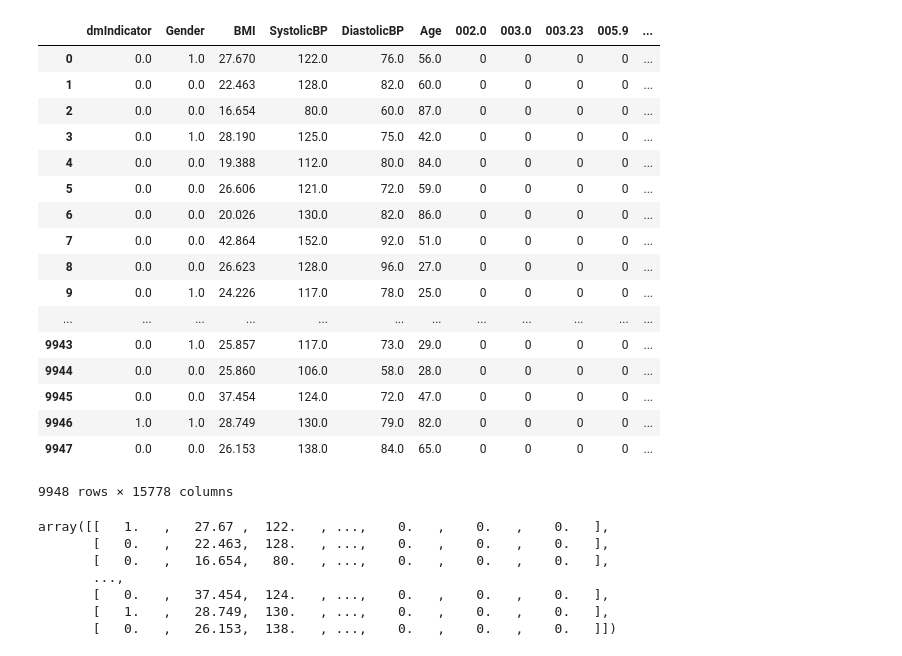
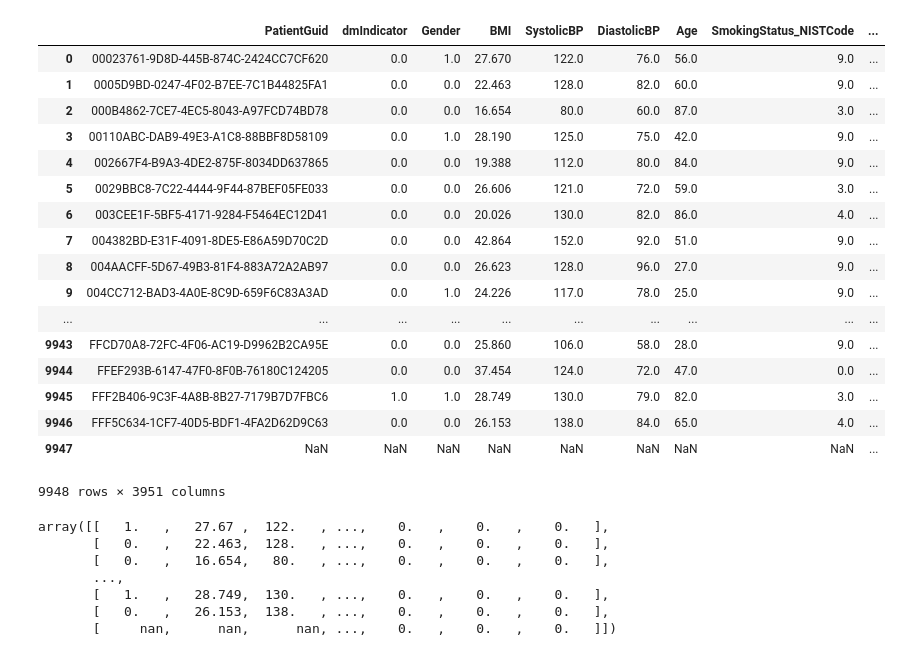
Before and after one commit to robmoore/diabetes-prediction, a Jupyter notebook: Practice Fusion Diabetes Challenge.ipynb, the cells around one changed output. Saved outputs shown, nothing was run; the diff lists cells and outputs as text; code cells hidden in the pictures.

```diff
--- a/Practice Fusion Diabetes Challenge.ipynb
+++ b/Practice Fusion Diabetes Challenge.ipynb
@@ -111,0 +129,3 @@ def processPatientTranscripts(pt):
+# %%
+smokingStatus = processPatientSmoking(patientSmokingStatus)
+smokingStatus
@@ -133,0 +173,5 @@ patientTranscripts
+# %%
+patients = pd.merge(transcripts, smokingStatus, on='PatientGuid', how='left')
+patients['SmokingStatus_NISTCode'] = patients['SmokingStatus_NISTCode'].fillna(9)
+
+patients
@@ -155,37 +218,38 @@ Accuracy = 0.80
-# %%
-patientTranscripts = pd.concat([patientTranscripts, ohe_icd9Codes()], axis=1)
-patientTranscripts
-# %% [output]
-|  | dmIndicator | Gender | BMI | SystolicBP | DiastolicBP | Age | 002.0 | 003.0 | 003.23 | 005.9 | ... |
-| 0 | 0.0 | 1.0 | 27.670 | 122.0 | 76.0 | 56.0 | 0 | 0 | 0 | 0 | ... |
-| 1 | 0.0 | 0.0 | 22.463 | 128.0 | 82.0 | 60.0 | 0 | 0 | 0 | 0 | ... |
-| 2 | 0.0 | 0.0 | 16.654 | 80.0 | 60.0 | 87.0 | 0 | 0 | 0 | 0 | ... |
-| 3 | 0.0 | 1.0 | 28.190 | 125.0 | 75.0 | 42.0 | 0 | 0 | 0 | 0 | ... |
-| 4 | 0.0 | 0.0 | 19.388 | 112.0 | 80.0 | 84.0 | 0 | 0 | 0 | 0 | ... |
-| 5 | 0.0 | 0.0 | 26.606 | 121.0 | 72.0 | 59.0 | 0 | 0 | 0 | 0 | ... |
-| 6 | 0.0 | 0.0 | 20.026 | 130.0 | 82.0 | 86.0 | 0 | 0 | 0 | 0 | ... |
-| 7 | 0.0 | 0.0 | 42.864 | 152.0 | 92.0 | 51.0 | 0 | 0 | 0 | 0 | ... |
-| 8 | 0.0 | 0.0 | 26.623 | 128.0 | 96.0 | 27.0 | 0 | 0 | 0 | 0 | ... |
-| 9 | 0.0 | 1.0 | 24.226 | 117.0 | 78.0 | 25.0 | 0 | 0 | 0 | 0 | ... |
-| ... | ... | ... | ... | ... | ... | ... | ... | ... | ... | ... | ... |
-| 9943 | 0.0 | 1.0 | 25.857 | 117.0 | 73.0 | 29.0 | 0 | 0 | 0 | 0 | ... |
-| 9944 | 0.0 | 0.0 | 25.860 | 106.0 | 58.0 | 28.0 | 0 | 0 | 0 | 0 | ... |
-| 9945 | 0.0 | 0.0 | 37.454 | 124.0 | 72.0 | 47.0 | 0 | 0 | 0 | 0 | ... |
-| 9946 | 1.0 | 1.0 | 28.749 | 130.0 | 79.0 | 82.0 | 0 | 0 | 0 | 0 | ... |
-| 9947 | 0.0 | 0.0 | 26.153 | 138.0 | 84.0 | 65.0 | 0 | 0 | 0 | 0 | ... |
-9948 rows × 15778 columns
+# %%
+patients = pd.concat([patients, ohe_icd9Codes()], axis=1)
+patients
+# Why do we end up with a NAN in last row?
+# %% [output]
+|  | PatientGuid | dmIndicator | Gender | BMI | SystolicBP | DiastolicBP | Age | SmokingStatus_NISTCode | ... |
+| 0 | 00023761-9D8D-445B-874C-2424CC7CF620 | 0.0 | 1.0 | 27.670 | 122.0 | 76.0 | 56.0 | 9.0 | ... |
+| 1 | 0005D9BD-0247-4F02-B7EE-7C1B44825FA1 | 0.0 | 0.0 | 22.463 | 128.0 | 82.0 | 60.0 | 9.0 | ... |
+| 2 | 000B4862-7CE7-4EC5-8043-A97FCD74BD78 | 0.0 | 0.0 | 16.654 | 80.0 | 60.0 | 87.0 | 3.0 | ... |
+| 3 | 00110ABC-DAB9-49E3-A1C8-88BBF8D58109 | 0.0 | 1.0 | 28.190 | 125.0 | 75.0 | 42.0 | 9.0 | ... |
+| 4 | 002667F4-B9A3-4DE2-875F-8034DD637865 | 0.0 | 0.0 | 19.388 | 112.0 | 80.0 | 84.0 | 9.0 | ... |
+| 5 | 0029BBC8-7C22-4444-9F44-87BEF05FE033 | 0.0 | 0.0 | 26.606 | 121.0 | 72.0 | 59.0 | 3.0 | ... |
+| 6 | 003CEE1F-5BF5-4171-9284-F5464EC12D41 | 0.0 | 0.0 | 20.026 | 130.0 | 82.0 | 86.0 | 4.0 | ... |
+| 7 | 004382BD-E31F-4091-8DE5-E86A59D70C2D | 0.0 | 0.0 | 42.864 | 152.0 | 92.0 | 51.0 | 9.0 | ... |
+| 8 | 004AACFF-5D67-49B3-81F4-883A72A2AB97 | 0.0 | 0.0 | 26.623 | 128.0 | 96.0 | 27.0 | 9.0 | ... |
+| 9 | 004CC712-BAD3-4A0E-8C9D-659F6C83A3AD | 0.0 | 1.0 | 24.226 | 117.0 | 78.0 | 25.0 | 9.0 | ... |
+| ... | ... | ... | ... | ... | ... | ... | ... | ... | ... |
+| 9943 | FFCD70A8-72FC-4F06-AC19-D9962B2CA95E | 0.0 | 0.0 | 25.860 | 106.0 | 58.0 | 28.0 | 9.0 | ... |
+| 9944 | FFEF293B-6147-47F0-8F0B-76180C124205 | 0.0 | 0.0 | 37.454 | 124.0 | 72.0 | 47.0 | 0.0 | ... |
+| 9945 | FFF2B406-9C3F-4A8B-8B27-7179B7D7FBC6 | 1.0 | 1.0 | 28.749 | 130.0 | 79.0 | 82.0 | 3.0 | ... |
+| 9946 | FFF5C634-1CF7-40D5-BDF1-4FA2D62D9C63 | 0.0 | 0.0 | 26.153 | 138.0 | 84.0 | 65.0 | 4.0 | ... |
+| 9947 | NaN | NaN | NaN | NaN | NaN | NaN | NaN | NaN | ... |
+9948 rows × 3951 columns
 # %%
-X = patientTranscripts.values[:, 1:]
-y = patientTranscripts.values[:, 0].astype("int")
+X = patients.values[:, 1:]
+y = patients.values[:, 0].astype("int")
 X
 # %% [output]
 array([[   1.   ,   27.67 ,  122.   , ...,    0.   ,    0.   ,    0.   ],
        [   0.   ,   22.463,  128.   , ...,    0.   ,    0.   ,    0.   ],
        [   0.   ,   16.654,   80.   , ...,    0.   ,    0.   ,    0.   ],
        ...,
-       [   0.   ,   37.454,  124.   , ...,    0.   ,    0.   ,    0.   ],
        [   1.   ,   28.749,  130.   , ...,    0.   ,    0.   ,    0.   ],
-       [   0.   ,   26.153,  138.   , ...,    0.   ,    0.   ,    0.   ]])
+       [   0.   ,   26.153,  138.   , ...,    0.   ,    0.   ,    0.   ],
+       [     nan,      nan,      nan, ...,    0.   ,    0.   ,    0.   ]])
 # %%
 train_X, test_X, train_y, test_y = train_test_split(X, y, train_size=0.77, random_state=seed)
 input_shape = len(X[0])
```
Also changed, not shown: parts of 8 cells of this notebook.
